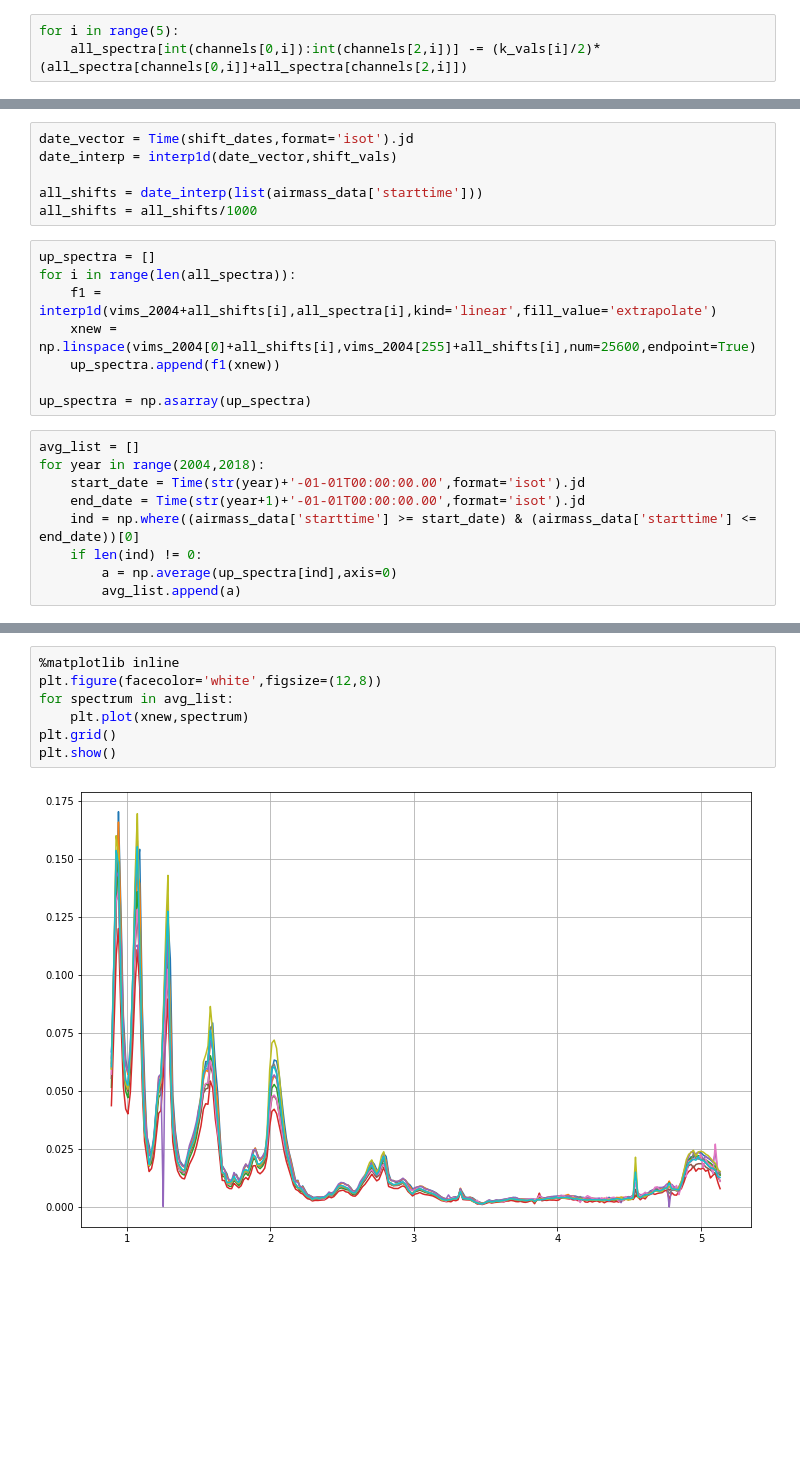
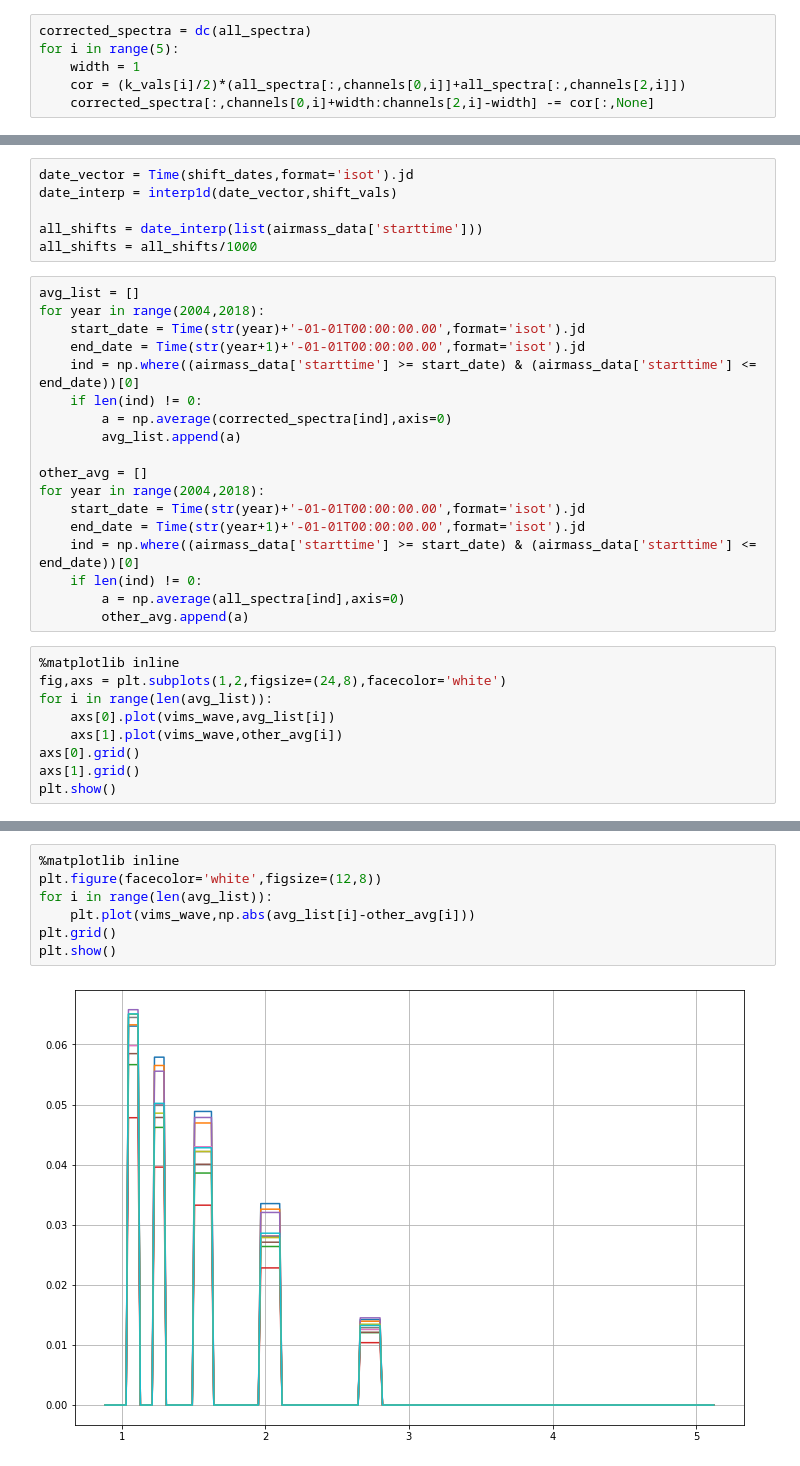
Before and after one commit to lucaslibshutz/spectralResearch, a Jupyter notebook: corrections_4.ipynb, the cells around one changed output, grey strips where cells are left out. Cells and saved outputs as stored; diff of their text form; blank space fills up the shorter version.

```diff
--- a/corrections_4.ipynb
+++ b/corrections_4.ipynb
@@ -165,8 +165,11 @@ for i in range(len(airmass_data['spectrum'])):
     all_spectra.append(airmass_data['spectrum'][i])
 all_spectra = np.asarray(all_spectra)
 # %%
+corrected_spectra = dc(all_spectra)
 for i in range(5):
-    all_spectra[int(channels[0,i]):int(channels[2,i])] -= (k_vals[i]/2)*(all_spectra[channels[0,i]]+all_spectra[channels[2,i]])
+    width = 1
+    cor = (k_vals[i]/2)*(all_spectra[:,channels[0,i]]+all_spectra[:,channels[2,i]])
+    corrected_spectra[:,channels[0,i]+width:channels[2,i]-width] -= cor[:,None]
 # %%
 shift_dates = [
 '2004-01-01T00:00:00.00',
@@ -207,14 +210,6 @@ date_interp = interp1d(date_vector,shift_vals)
 
 all_shifts = date_interp(list(airmass_data['starttime']))
 all_shifts = all_shifts/1000
-# %%
-up_spectra = []
-for i in range(len(all_spectra)):
-    f1 = interp1d(vims_2004+all_shifts[i],all_spectra[i],kind='linear',fill_value='extrapolate')
-    xnew = np.linspace(vims_2004[0]+all_shifts[i],vims_2004[255]+all_shifts[i],num=25600,endpoint=True)
-    up_spectra.append(f1(xnew))
-
-up_spectra = np.asarray(up_spectra)
 # %%
 avg_list = []
 for year in range(2004,2018):
@@ -222,5 +217,23 @@ for year in range(2004,2018):
     end_date = Time(str(year+1)+'-01-01T00:00:00.00',format='isot').jd
     ind = np.where((airmass_data['starttime'] >= start_date) & (airmass_data['starttime'] <= end_date))[0]
     if len(ind) != 0:
-        a = np.average(up_spectra[ind],axis=0)
+        a = np.average(corrected_spectra[ind],axis=0)
         avg_list.append(a)
+
+other_avg = []
+for year in range(2004,2018):
+    start_date = Time(str(year)+'-01-01T00:00:00.00',format='isot').jd
+    end_date = Time(str(year+1)+'-01-01T00:00:00.00',format='isot').jd
+    ind = np.where((airmass_data['starttime'] >= start_date) & (airmass_data['starttime'] <= end_date))[0]
+    if len(ind) != 0:
+        a = np.average(all_spectra[ind],axis=0)
+        other_avg.append(a)
+# %%
+%matplotlib inline
+fig,axs = plt.subplots(1,2,figsize=(24,8),facecolor='white')
+for i in range(len(avg_list)):
+    axs[0].plot(vims_wave,avg_list[i])
+    axs[1].plot(vims_wave,other_avg[i])
+axs[0].grid()
+axs[1].grid()
+plt.show()
@@ -227,9 +251,9 @@ for year in range(2004,2018):
 # %%
 %matplotlib inline
 plt.figure(facecolor='white',figsize=(12,8))
-for spectrum in avg_list:
-    plt.plot(xnew,spectrum)
+for i in range(len(avg_list)):
+    plt.plot(vims_wave,np.abs(avg_list[i]-other_avg[i]))
 plt.grid()
 plt.show()
 # %% [output]
-[figure, old version]
+[figure, new version]
```
Also changed, not shown: parts of 2 cells of this notebook, 2 other files.
